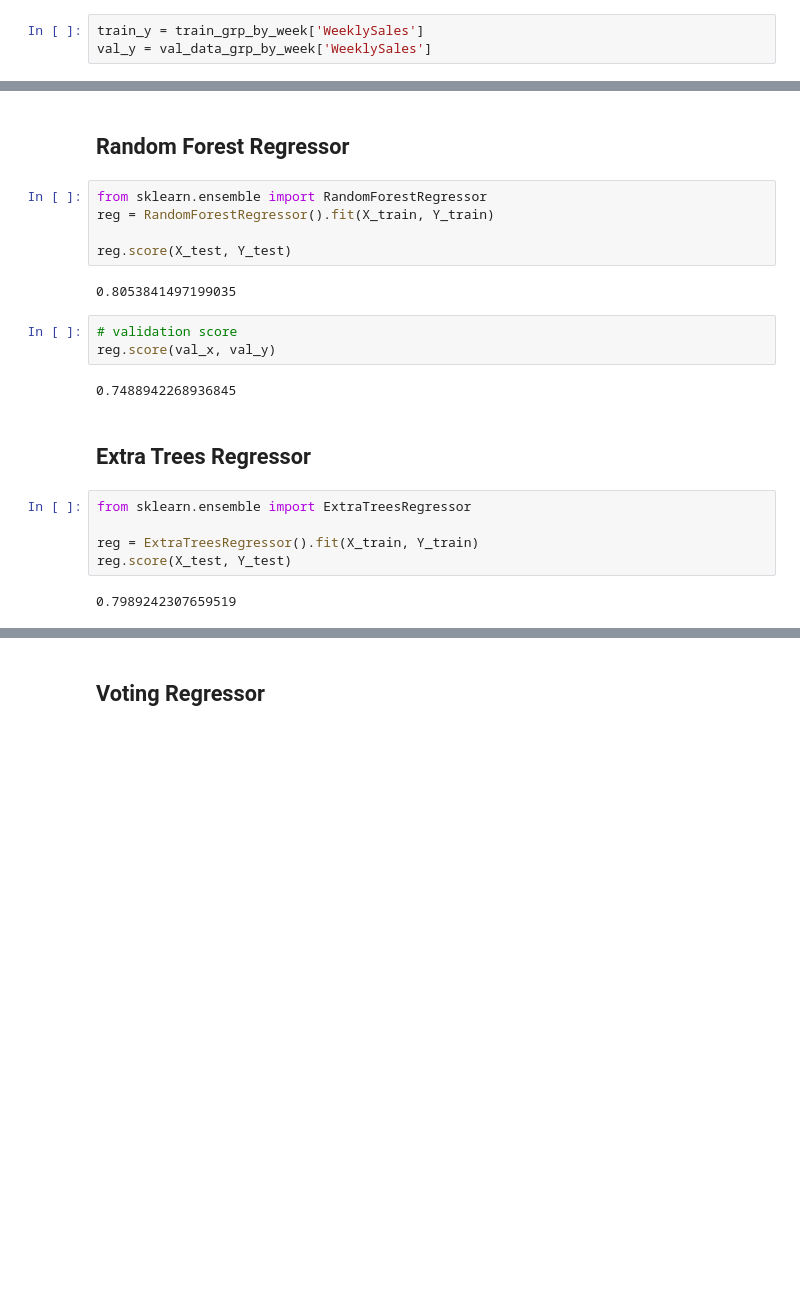
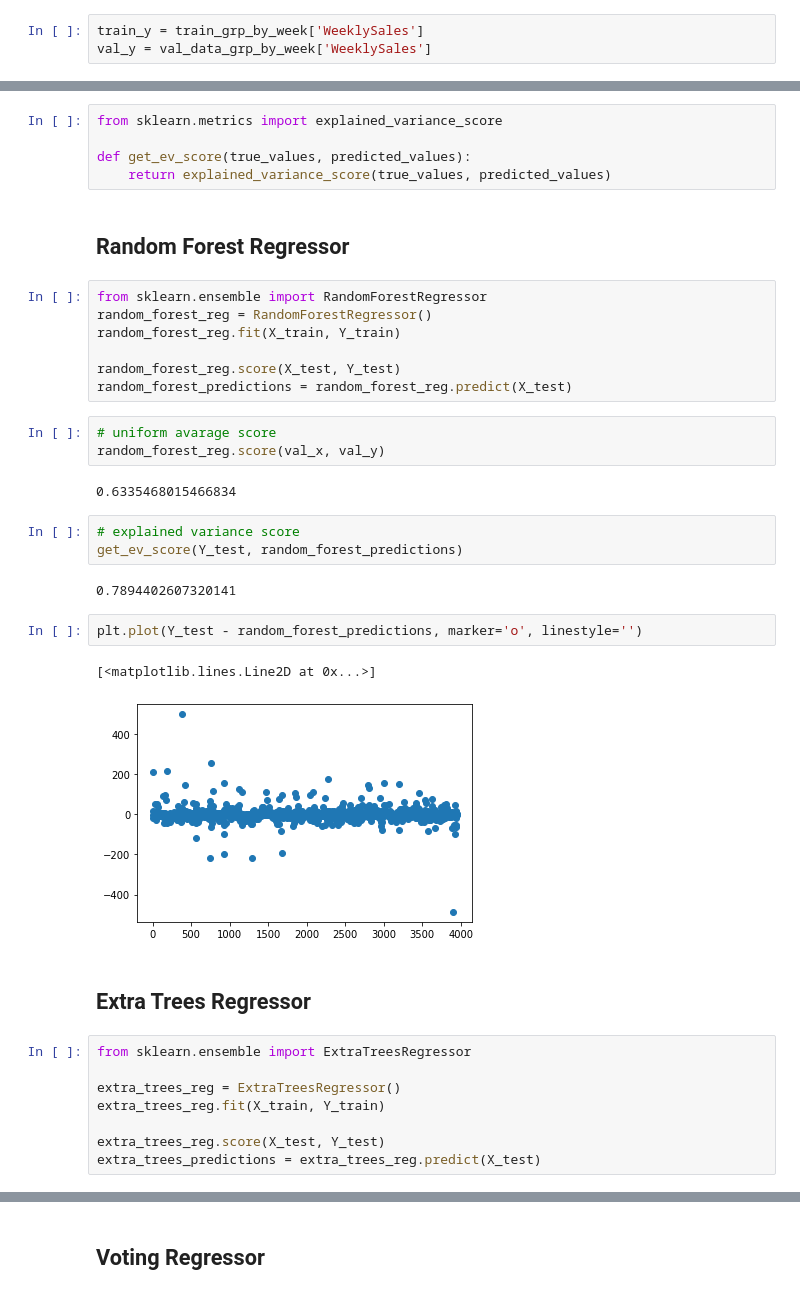
Before and after one commit to nadunys/data-storm-3.0, a Jupyter notebook: 2022-03-27/ds_2.ipynb, the cells around one changed output, grey strips where cells are left out. Drawn from its saved outputs; the diff is of its cells as text; blank space fills up the shorter version.

```diff
--- a/2022-03-27/ds_2.ipynb
+++ b/2022-03-27/ds_2.ipynb
@@ -259,24 +275,40 @@ X_train, X_test, Y_train, Y_test = train_test_split(train_x, train_y, test_size=
+# %%
+from sklearn.metrics import explained_variance_score
+
+def get_ev_score(true_values, predicted_values):
+    return explained_variance_score(true_values, predicted_values)
 # %% [markdown]
 ## Random Forest Regressor
 # %%
 from sklearn.ensemble import RandomForestRegressor
-reg = RandomForestRegressor().fit(X_train, Y_train)
+random_forest_reg = RandomForestRegressor()
+random_forest_reg.fit(X_train, Y_train)
 
-reg.score(X_test, Y_test)
+random_forest_reg.score(X_test, Y_test)
+random_forest_predictions = random_forest_reg.predict(X_test)
-# %% [output]
-0.8053841497199035
 # %%
-# validation score
-reg.score(val_x, val_y)
+# uniform avarage score
+random_forest_reg.score(val_x, val_y)
 # %% [output]
-0.7488942268936845
+0.6335468015466834
+# %%
+# explained variance score
+get_ev_score(Y_test, random_forest_predictions)
+# %% [output]
+0.7894402607320141
+# %%
+plt.plot(Y_test - random_forest_predictions, marker='o', linestyle='')
+# %% [output]
+[<matplotlib.lines.Line2D at 0x...>]
+[figure, added]
 # %% [markdown]
 ## Extra Trees Regressor
 # %%
 from sklearn.ensemble import ExtraTreesRegressor
 
-reg = ExtraTreesRegressor().fit(X_train, Y_train)
-reg.score(X_test, Y_test)
+extra_trees_reg = ExtraTreesRegressor()
+extra_trees_reg.fit(X_train, Y_train)
+
+extra_trees_reg.score(X_test, Y_test)
+extra_trees_predictions = extra_trees_reg.predict(X_test)
-# %% [output]
-0.7989242307659519
 # %%
```
Also changed, not shown: parts of 16 cells of this notebook, 2 other files.
